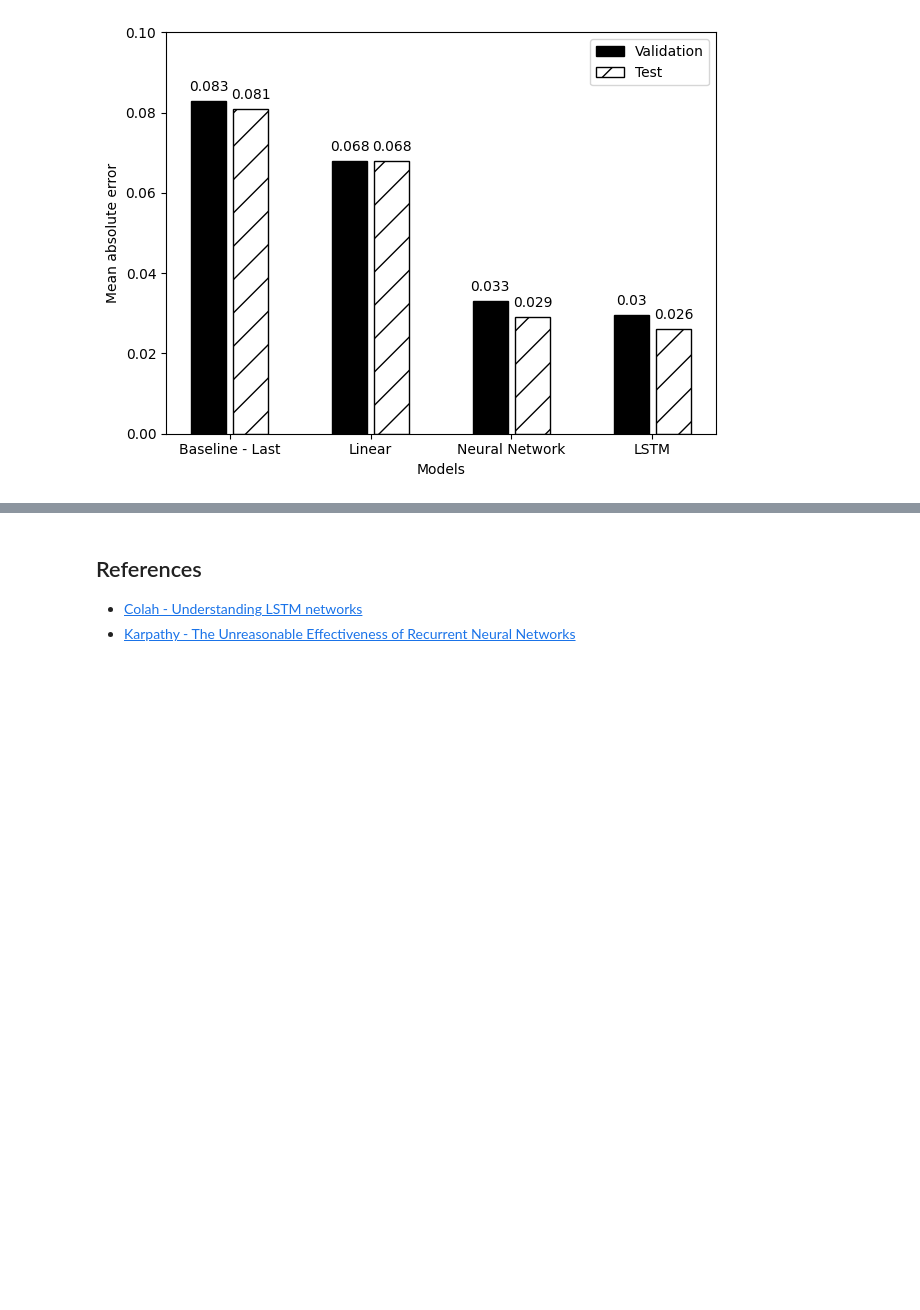
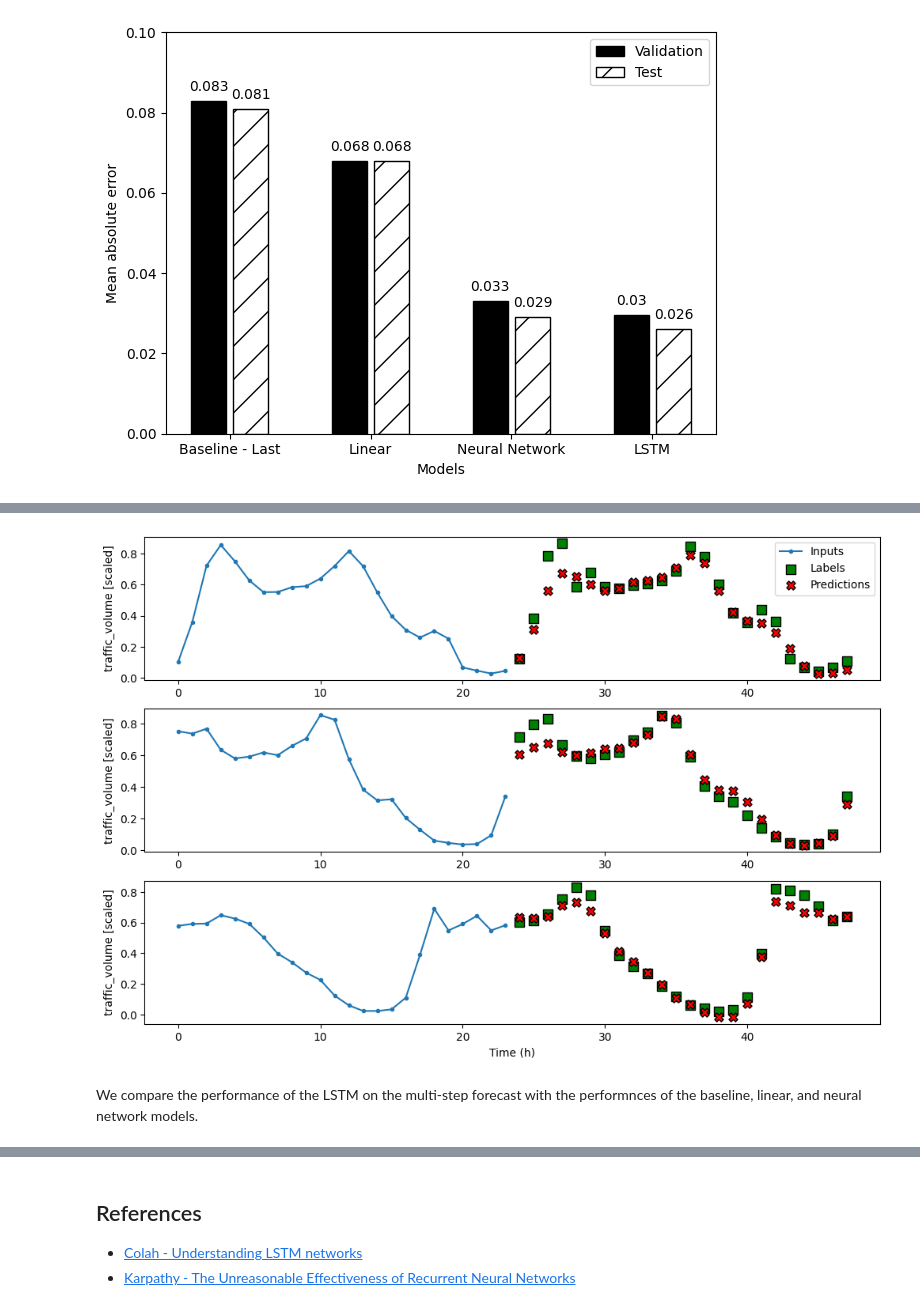
Before and after one commit to luigiselmi/timeseries, a Jupyter notebook: lstm_for_timeseries.ipynb, the cells around one changed output, grey strips where cells are left out. Saved outputs shown, nothing was run; the diff lists cells and outputs as text; code cells hidden in the pictures; blank space fills up the shorter version.

Commit message:
LSTM model in multi-step forecast

```diff
--- a/lstm_for_timeseries.ipynb
+++ b/lstm_for_timeseries.ipynb
@@ -291,0 +297,7 @@ plt.tight_layout()
+# %%
+multi_window = DataWindow(input_width=24, label_width=24, shift=24, label_columns=['traffic_volume'])
+# %%
+ms_lstm_model = keras.Sequential([
+    layers.LSTM(32, return_sequences=True),
+    layers.Dense(1, kernel_initializer=tf.initializers.zeros),
+])
@@ -291,0 +346,6 @@ plt.tight_layout()
+# %%
+multi_window.plot(ms_lstm_model)
+# %% [output]
+[figure, added]
+# %% [markdown]
+We compare the performance of the LSTM on the multi-step forecast with the performnces of the baseline, linear, and neural network models.
```
Also changed, not shown: parts of 10 cells of this notebook.
